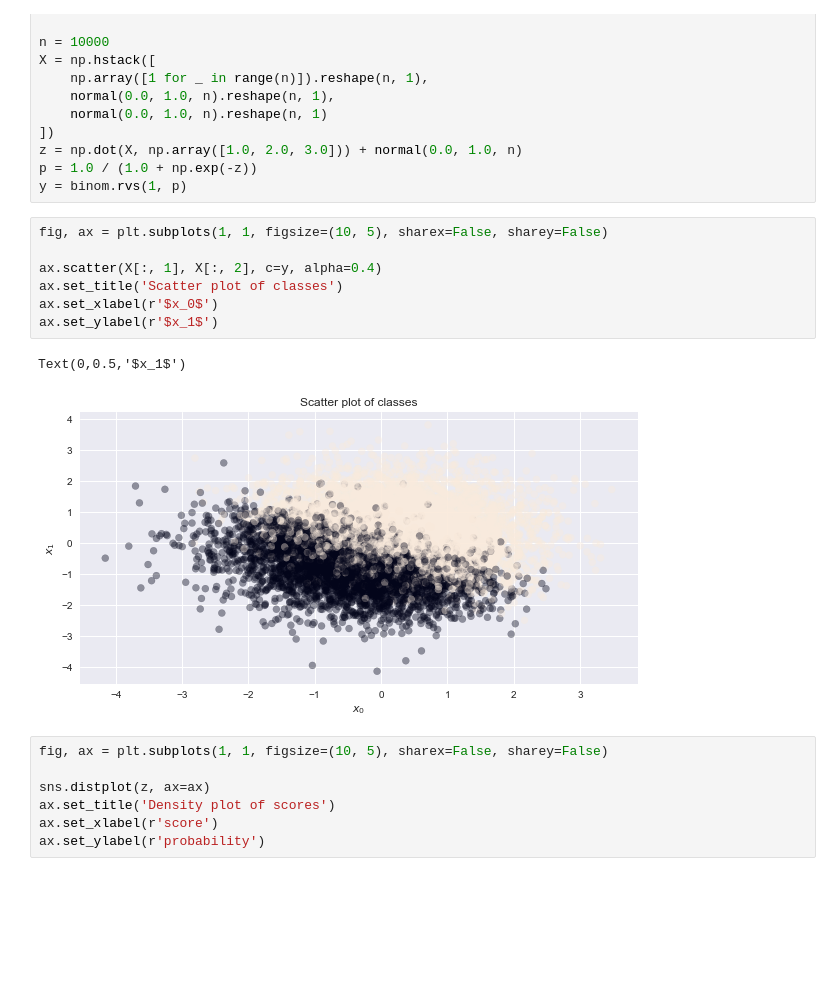
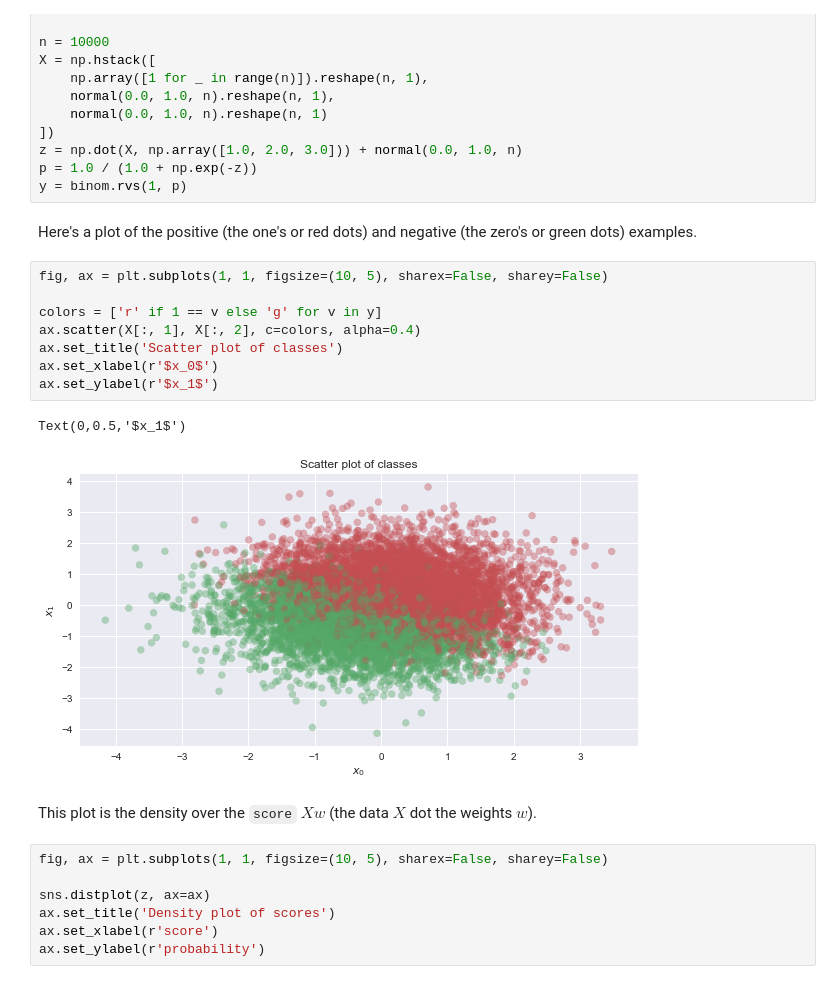
Before and after one commit to vangj/ds, a Jupyter notebook: autograd-logistic-regression-gradient-descent.ipynb, the cells around one changed output. Drawn from its saved outputs; the diff is of its cells as text; blank space fills up the shorter version.

```diff
--- a/autograd-logistic-regression-gradient-descent.ipynb
+++ b/autograd-logistic-regression-gradient-descent.ipynb
@@ -27,16 +42,21 @@ X = np.hstack([
 z = np.dot(X, np.array([1.0, 2.0, 3.0])) + normal(0.0, 1.0, n)
 p = 1.0 / (1.0 + np.exp(-z))
 y = binom.rvs(1, p)
+# %% [markdown]
+Here's a plot of the positive (the one's or red dots) and negative (the zero's or green dots) examples.
 # %%
 fig, ax = plt.subplots(1, 1, figsize=(10, 5), sharex=False, sharey=False)
 
-ax.scatter(X[:, 1], X[:, 2], c=y, alpha=0.4)
+colors = ['r' if 1 == v else 'g' for v in y]
+ax.scatter(X[:, 1], X[:, 2], c=colors, alpha=0.4)
 ax.set_title('Scatter plot of classes')
 ax.set_xlabel(r'$x_0$')
 ax.set_ylabel(r'$x_1$')
 # %% [output]
 Text(0,0.5,'$x_1$')
-[figure, old version]
+[figure, new version]
+# %% [markdown]
+This plot is the density over the `score` $Xw$ (the data $X$ dot the weights $w$).
 # %%
 fig, ax = plt.subplots(1, 1, figsize=(10, 5), sharex=False, sharey=False)
 
```
Also changed, not shown: parts of 7 cells of this notebook.
